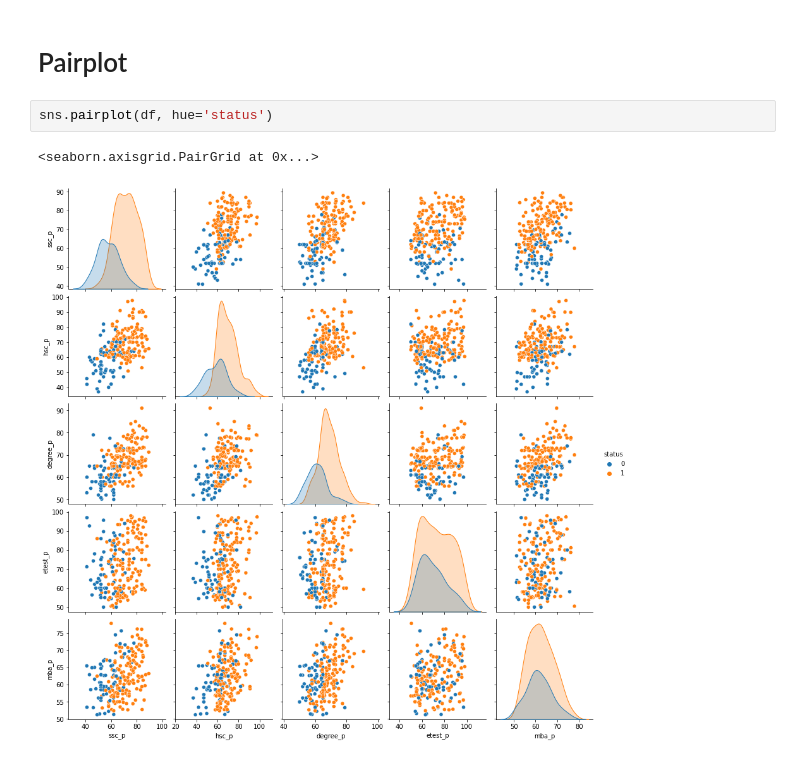
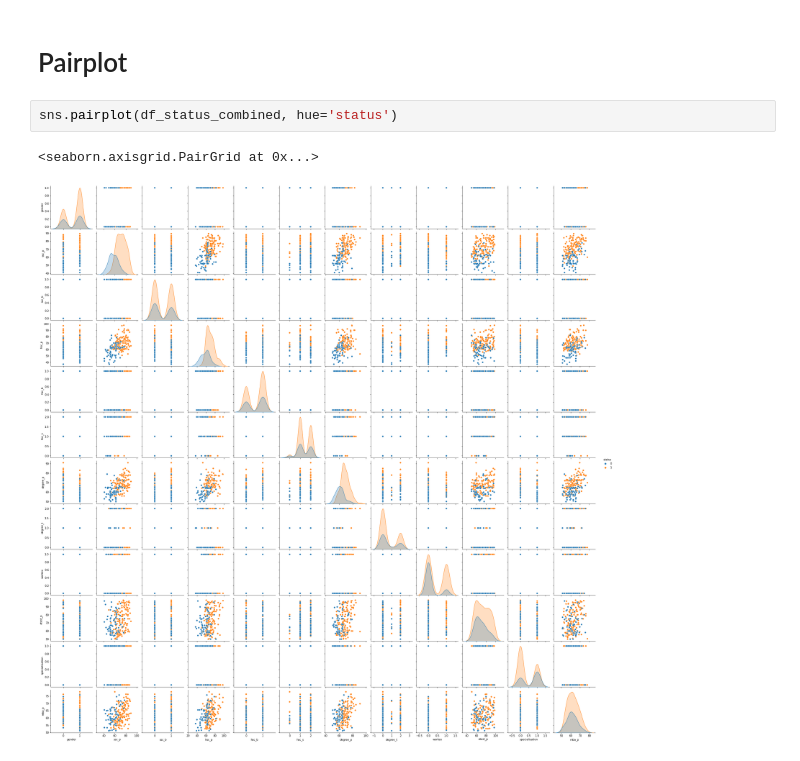
Before and after one commit to joelrizkyw/ProjekDataMining, a Jupyter notebook: joel.ipynb, the cells around one changed output. Cells and saved outputs as stored; diff of their text form.

```diff
--- a/joel.ipynb
+++ b/joel.ipynb
@@ -220,7 +225,7 @@ df_combined_scaled
 # %% [markdown]
 # Pairplot
 # %%
-sns.pairplot(df, hue='status')
+sns.pairplot(df_status_combined, hue='status')
 # %% [output]
 <seaborn.axisgrid.PairGrid at 0x...>
-[figure, old version]
+[figure, new version]
```
Also changed, not shown: parts of 13 cells of this notebook, 2 other files.
